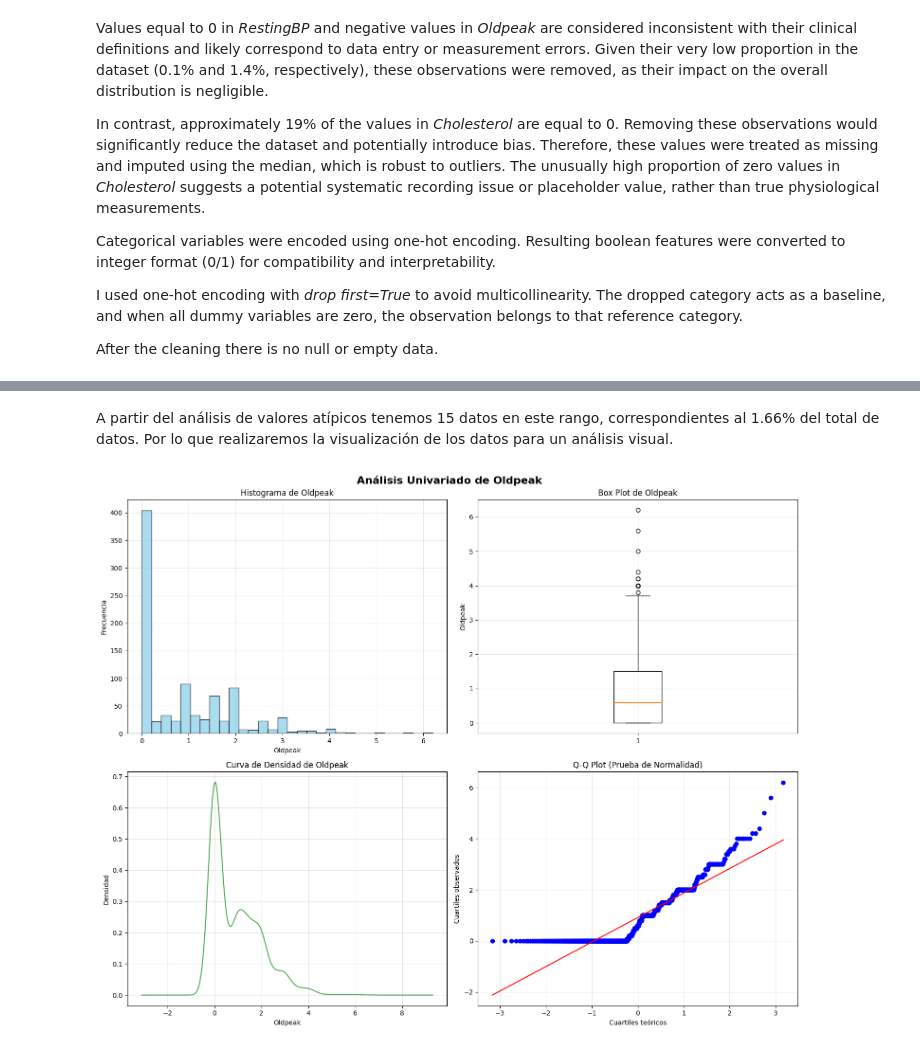
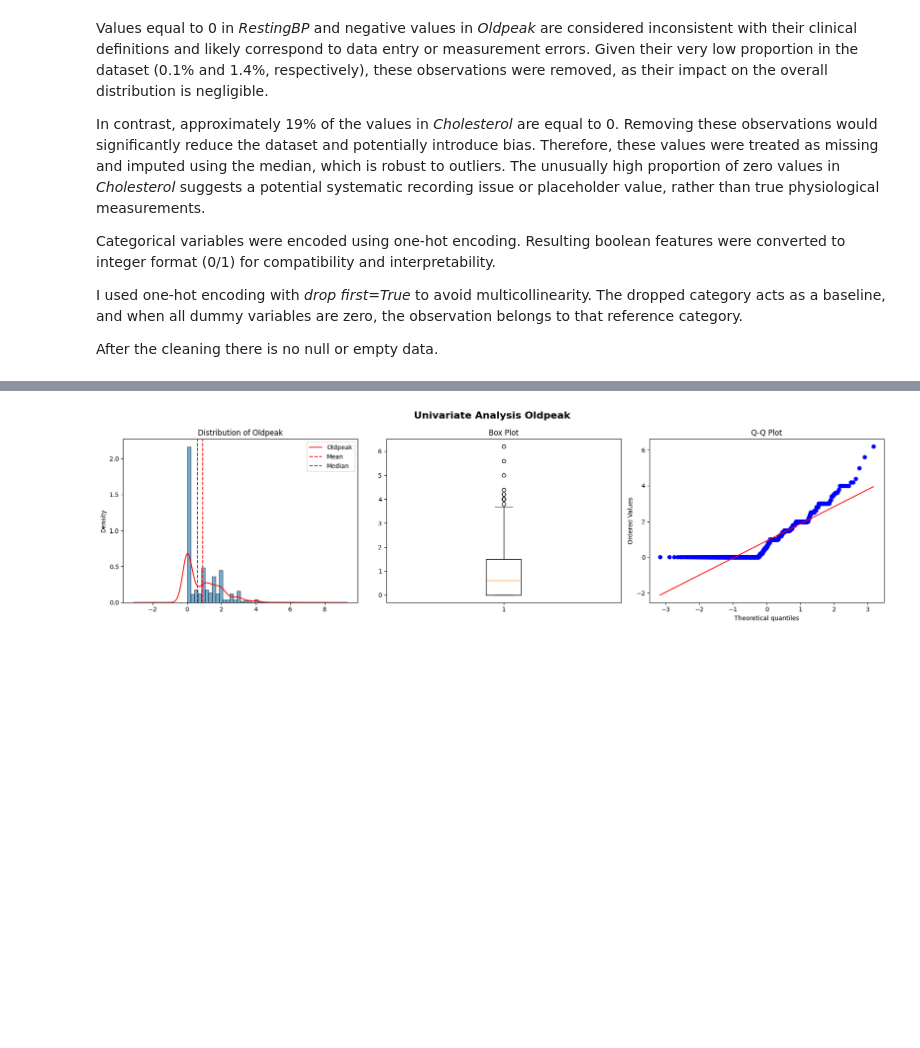
Before and after one commit to biotechwithdata/REPO, a Jupyter notebook: heart_disease_risk_analysis.ipynb, the cells around one changed output, grey strips where cells are left out. Drawn from its saved outputs; the diff is of its cells as text; code cells hidden in the pictures; blank space fills up the shorter version.

```diff
--- a/heart_disease_risk_analysis.ipynb
+++ b/heart_disease_risk_analysis.ipynb
@@ -447,42 +335,32 @@ Porcentaje de valores atípicos: 1.66%
-# %% [markdown]
-A partir del análisis de valores atípicos tenemos 15 datos en este rango, correspondientes al 1.66% del total de datos.
-Por lo que realizaremos la visualización de los datos para un análisis visual.
-# %%
-# Visualización de la distribución de Oldpeak
-fig, axes = plt.subplots(2, 2, figsize=(15, 12))
-fig.suptitle('Análisis Univariado de Oldpeak', fontsize=16, fontweight='bold')
-
-# Histograma
-axes[0, 0].hist(df["Oldpeak"].dropna(), bins=30, color='skyblue', alpha=0.7, edgecolor='black')
-axes[0, 0].set_title("Histograma de Oldpeak")
-axes[0, 0].set_xlabel("Oldpeak")
-axes[0, 0].set_ylabel("Frecuencia")
-axes[0, 0].grid(True, alpha=0.3)
-
-# Box plot
-axes[0, 1].boxplot(df["Oldpeak"].dropna(), vert=True)
-axes[0, 1].set_title("Box Plot de Oldpeak")
-axes[0, 1].set_ylabel("Oldpeak")
-axes[0, 1].grid(True, alpha=0.3)
-
-# Gráfico de densidad
-df["Oldpeak"].dropna().plot(kind='density', ax=axes[1, 0], color='green', alpha=0.7)
-axes[1, 0].set_title("Curva de Densidad de Oldpeak")
-axes[1, 0].set_xlabel("Oldpeak")
-axes[1, 0].set_ylabel('Densidad')
-axes[1, 0].grid(True, alpha=0.3)
-
-# Q-Q Plot para normalidad
-stats.probplot(df["Oldpeak"].dropna(), dist="norm", plot=axes[1, 1])
-axes[1, 1].set_title('Q-Q Plot (Prueba de Normalidad)')
-axes[1, 1].grid(True, alpha=0.3)
-axes[1, 1].set_xlabel('Cuartiles teóricos')
-axes[1, 1].set_ylabel('Cuartiles observados')
-
-plt.tight_layout()
-plt.show()
-# %% [output]
-[figure, removed]
+# %%
+# Visual distribution of Oldpeak
+fig, axes = plt.subplots(1, 3, figsize=(18, 5))
+fig.suptitle('Univariate Analysis Oldpeak', fontsize=16, fontweight='bold')
+
+# Hist + KDE
+axes[0].hist(df["Oldpeak"], bins=30, density=True, alpha=0.6, edgecolor="black")
+df["Oldpeak"].plot(kind="density", ax=axes[0], color="red")
+
+mean = df["Oldpeak"].mean()
+median = df["Oldpeak"].median()
+
+axes[0].axvline(mean, color="red", linestyle="--", label="Mean")
+axes[0].axvline(median, color="green", linestyle="--", label="Median")
+axes[0].legend()
+axes[0].set_title("Distribution of Oldpeak")
+
+# Box plot
+axes[1].boxplot(df["Oldpeak"], vert=True)
+axes[1].set_title("Box Plot")
+
+# Q-Q Plot
+stats.probplot(df["Oldpeak"], dist="norm", plot=axes[2])
+axes[2].set_title('Q-Q Plot')
+
+plt.tight_layout()
+plt.show()
+# %% [output]
+[figure, added]
 # %%
 from scipy.stats import shapiro, normaltest
 
```
Also changed, not shown: parts of 40 cells of this notebook.
